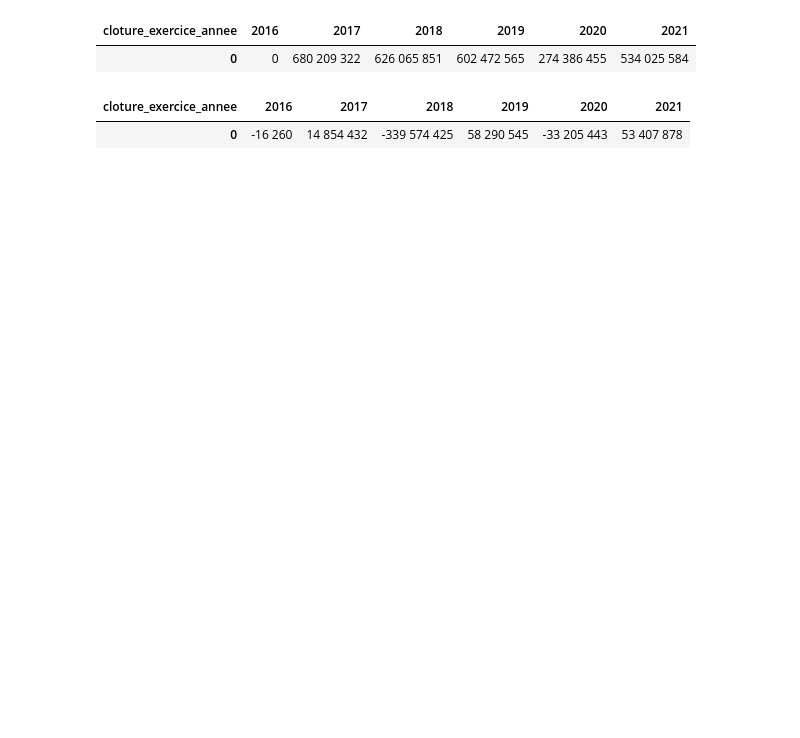
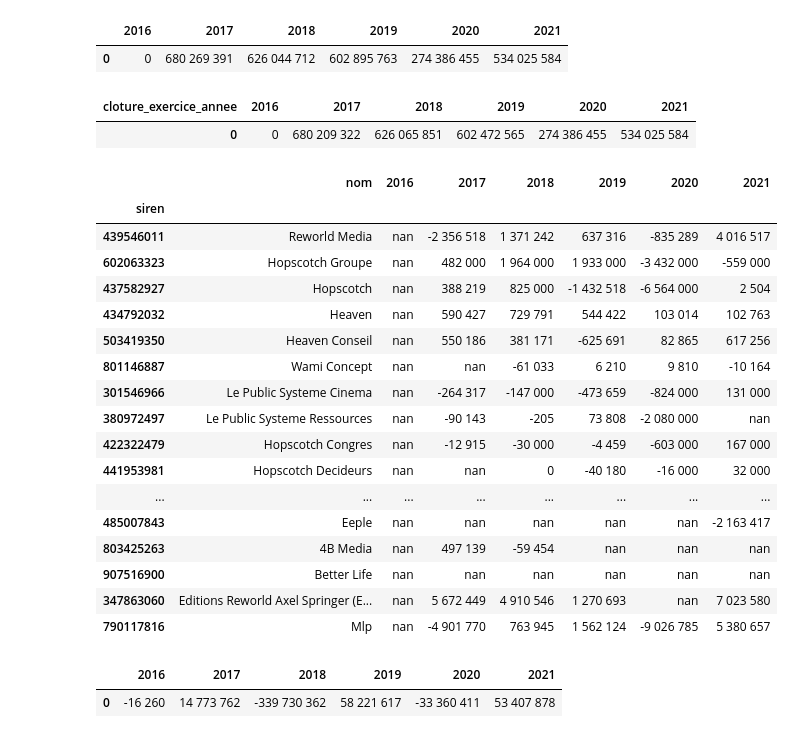
Before and after one commit to taniki/plateformisation-medias, a Jupyter notebook: reworld.ipynb, the cells around one changed output. Drawn from its saved outputs; the diff is of its cells as text; code cells hidden in the pictures; blank space fills up the shorter version.

```diff
--- a/reworld.ipynb
+++ b/reworld.ipynb
@@ -60,5 +47,5 @@ comptes
 # %%
-(
+ca = (
     entreprises
     [['nom']]
     .join(
@@ -73,10 +60,9 @@ comptes
     )
     .loc[entreprises.index]
     #.set_index('nom')
-    .style
-    .format_index(lambda siren: f'<a href="https://annuaire-entreprises.data.gouv.fr/entreprise/{siren}">{siren}</a>')
-    .format(thousands = " ", precision = 0)
 )
+
+ca.pipe(format_table)
 # %% [output]
 |  | nom | 2016 | 2017 | 2018 | 2019 | 2020 | 2021 |
 | siren |  |  |  |  |  |  |  |
@@ -96,6 +82,18 @@ comptes
 | 907516900 | Better Life | nan | nan | nan | nan | nan | nan |
 | 347863060 | Editions Reworld Axel Springer (E... | nan | 46 948 663 | 45 178 800 | 42 908 937 | nan | 38 584 197 |
 | 790117816 | Mlp | nan | 59 390 647 | 54 803 974 | 51 492 303 | 69 547 458 | 73 848 159 |
+# %%
+(
+    ca
+    .select_dtypes(include=np.number)
+    .sum()
+    .to_frame()
+    .T
+    .pipe(format_table)
+)
+# %% [output]
+|  | 2016 | 2017 | 2018 | 2019 | 2020 | 2021 |
+| 0 | 0 | 680 269 391 | 626 044 712 | 602 895 763 | 274 386 455 | 534 025 584 |
 # %%
 (
     entreprises
@@ -115,20 +113,52 @@ comptes
 | cloture_exercice_annee | 2016 | 2017 | 2018 | 2019 | 2020 | 2021 |
 | 0 | 0 | 680 209 322 | 626 065 851 | 602 472 565 | 274 386 455 | 534 025 584 |
 # %%
-(
+rn = (
     entreprises
-    .join(comptes.set_index('siren'))
-    .pivot_table(
-        index = 'nom',
-        columns = 'cloture_exercice_annee',
-        values = 'resultat_net'
+    [['nom']]
+    .join(
+        entreprises
+        .join(comptes.set_index('siren'))
+        .pivot_table(
+            index = 'siren',
+            columns = 'cloture_exercice_annee',
+            values = 'resultat_net',
+            aggfunc= 'last'
+        )
     )
-    .sum()
-    .to_frame()
-    .T
-    .style
-    .format(thousands = " ", precision = 0)
+    .loc[entreprises.index]
+    #.set_index('nom')
 )
+
+rn.pipe(format_table)
 # %% [output]
-| cloture_exercice_annee | 2016 | 2017 | 2018 | 2019 | 2020 | 2021 |
-| 0 | -16 260 | 14 854 432 | -339 574 425 | 58 290 545 | -33 205 443 | 53 407 878 |
+|  | nom | 2016 | 2017 | 2018 | 2019 | 2020 | 2021 |
+| siren |  |  |  |  |  |  |  |
+| 439546011 | Reworld Media | nan | -2 356 518 | 1 371 242 | 637 316 | -835 289 | 4 016 517 |
+| 602063323 | Hopscotch Groupe | nan | 482 000 | 1 964 000 | 1 933 000 | -3 432 000 | -559 000 |
+| 437582927 | Hopscotch | nan | 388 219 | 825 000 | -1 432 518 | -6 564 000 | 2 504 |
+| 434792032 | Heaven | nan | 590 427 | 729 791 | 544 422 | 103 014 | 102 763 |
+| 503419350 | Heaven Conseil | nan | 550 186 | 381 171 | -625 691 | 82 865 | 617 256 |
+| 801146887 | Wami Concept | nan | nan | -61 033 | 6 210 | 9 810 | -10 164 |
+| 301546966 | Le Public Systeme Cinema | nan | -264 317 | -147 000 | -473 659 | -824 000 | 131 000 |
+| 380972497 | Le Public Systeme Ressources | nan | -90 143 | -205 | 73 808 | -2 080 000 | nan |
+| 422322479 | Hopscotch Congres | nan | -12 915 | -30 000 | -4 459 | -603 000 | 167 000 |
+| 441953981 | Hopscotch Decideurs | nan | nan | 0 | -40 180 | -16 000 | 32 000 |
+| ... | ... | ... | ... | ... | ... | ... | ... |
+| 485007843 | Eeple | nan | nan | nan | nan | nan | -2 163 417 |
+| 803425263 | 4B Media | nan | 497 139 | -59 454 | nan | nan | nan |
+| 907516900 | Better Life | nan | nan | nan | nan | nan | nan |
+| 347863060 | Editions Reworld Axel Springer (E... | nan | 5 672 449 | 4 910 546 | 1 270 693 | nan | 7 023 580 |
+| 790117816 | Mlp | nan | -4 901 770 | 763 945 | 1 562 124 | -9 026 785 | 5 380 657 |
+# %%
+(
+    rn
+    .select_dtypes(include=np.number)
+    .sum()
+    .to_frame()
+    .T
+    .pipe(format_table)
+)
+# %% [output]
+|  | 2016 | 2017 | 2018 | 2019 | 2020 | 2021 |
+| 0 | -16 260 | 14 773 762 | -339 730 362 | 58 221 617 | -33 360 411 | 53 407 878 |
```
Also changed, not shown: parts of 4 cells of this notebook.
